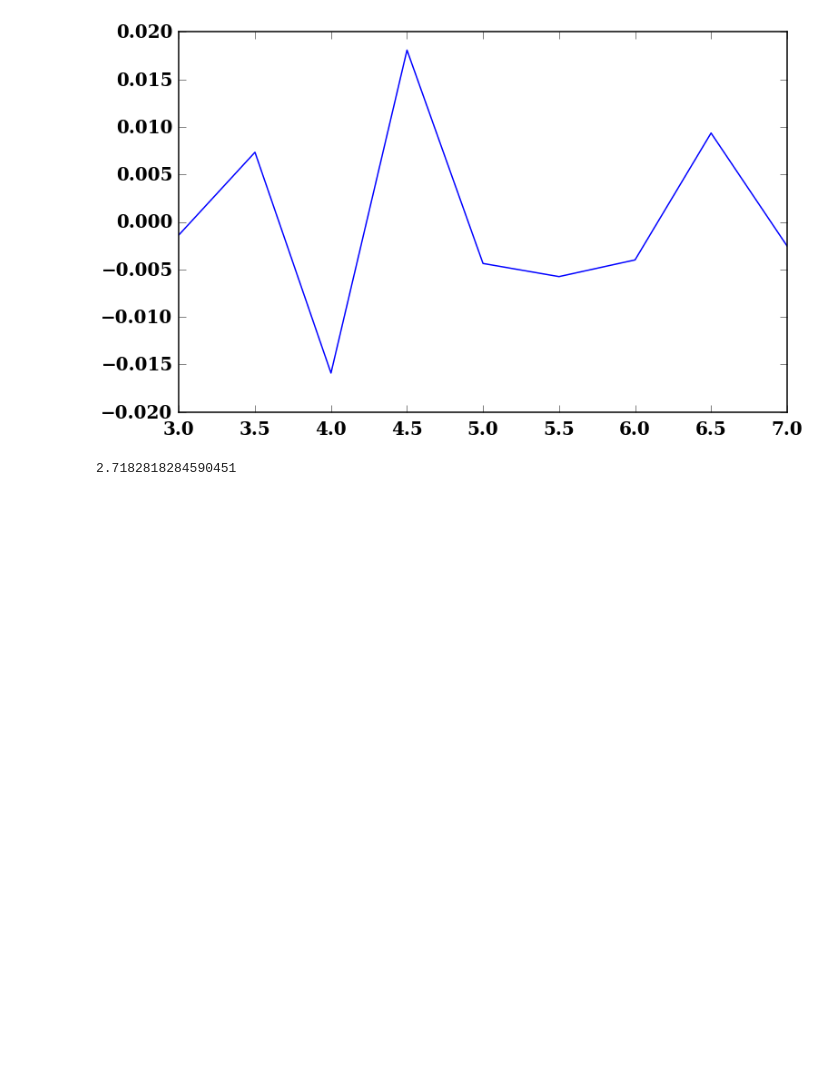
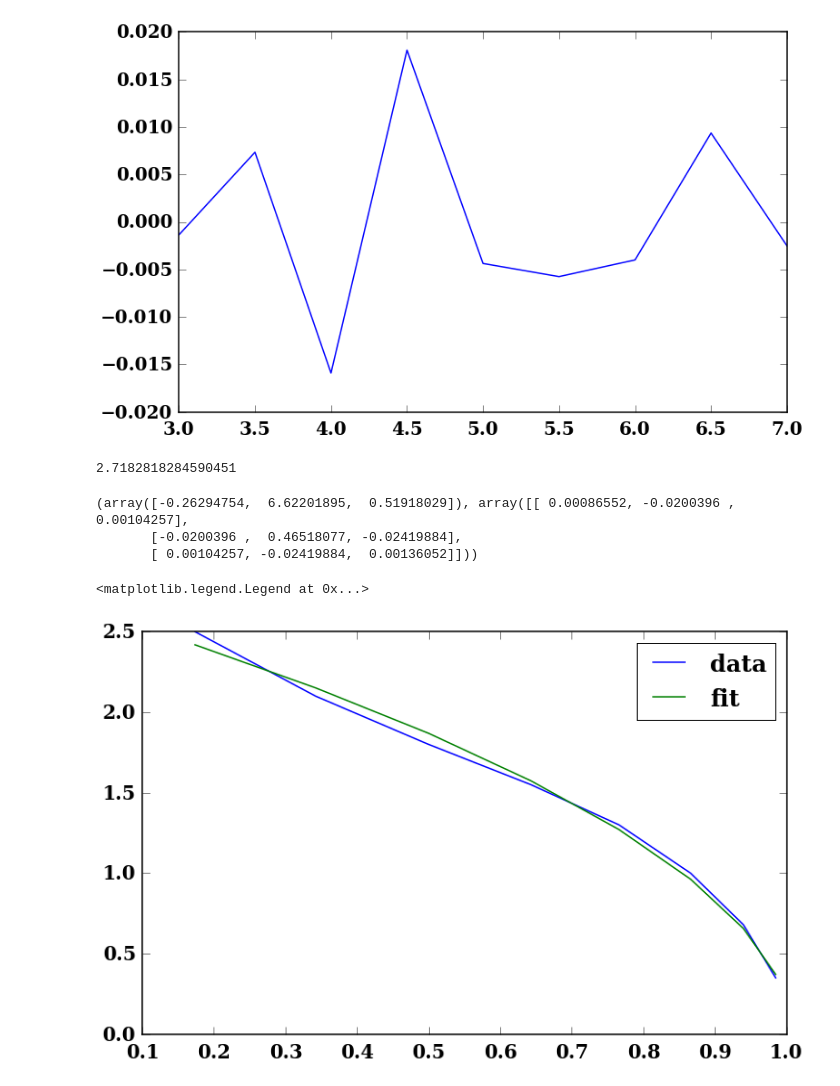
Before and after one commit to ZhaoweiZ/kappa_summer, a Jupyter notebook: anu_fitting_formula_V_mode_2.ipynb, the cells around one changed output. Saved outputs shown, nothing was run; the diff lists cells and outputs as text; code cells hidden in the pictures; blank space fills up the shorter version.

```diff
--- a/anu_fitting_formula_V_mode_2.ipynb
+++ b/anu_fitting_formula_V_mode_2.ipynb
@@ -624,3 +630,30 @@ pl.plot(x_341, func_435(x_341, 1.2196691 , -1.13225465,  0.00771614)/y_341 - 1.)
 np.exp(1.)
 # %% [output]
 2.7182818284590451
+# %%
+w_here     = 5.
+
+data_116 = np.loadtxt('/home/zhaowei/Documents/data_summer/V_mode/kappa_V_anu_THW_low.txt')
+
+x_116 = np.sin(data_116[:,0] * np.pi / 180.)
+y_116 = data_116[:,1]
+
+
+
+def func_110(x, a, b, d):
+        f = (a * (w_here**2. * x) + b)**(d)
+        return f
+
+print curve_fit(func_110, x_116, y_116, p0 = [-0.2629471 ,  6.62200895,  0.51918082])
+
+pl.plot(x_116, y_116, label = 'data')
+pl.plot(x_116, func_110(x_116, -0.26294754,  6.62201895,  0.51918029), label = 'fit')
+
+
+pl.legend()
+# %% [output]
+(array([-0.26294754,  6.62201895,  0.51918029]), array([[ 0.00086552, -0.0200396 ,  0.00104257],
+       [-0.0200396 ,  0.46518077, -0.02419884],
+       [ 0.00104257, -0.02419884,  0.00136052]]))
+<matplotlib.legend.Legend at 0x...>
+[figure, added]
```
Also changed, not shown: parts of 4 cells of this notebook, 4 other files.
